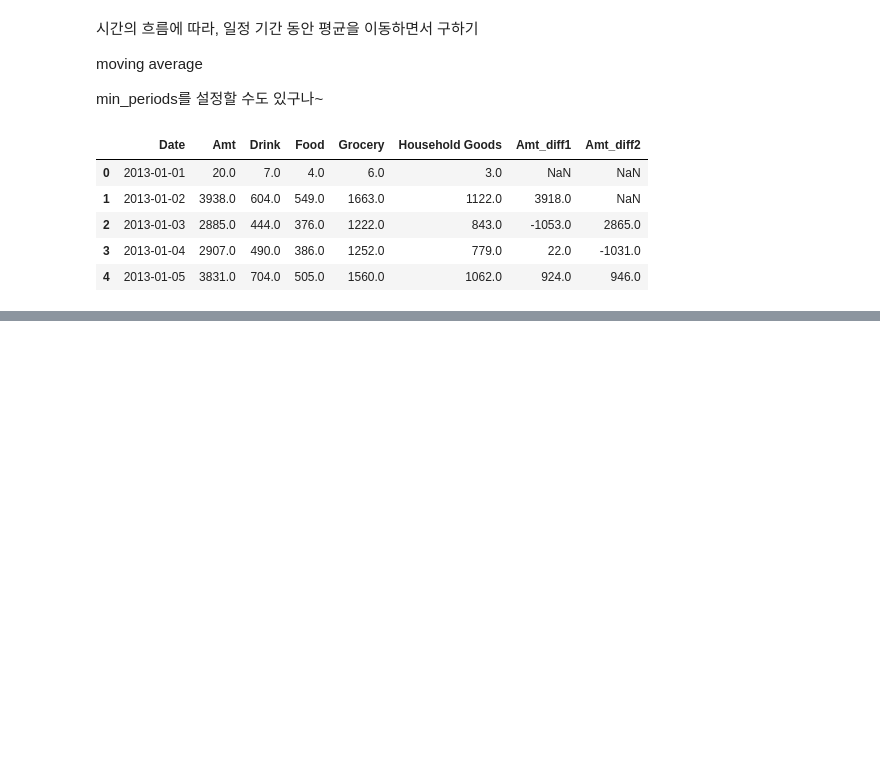
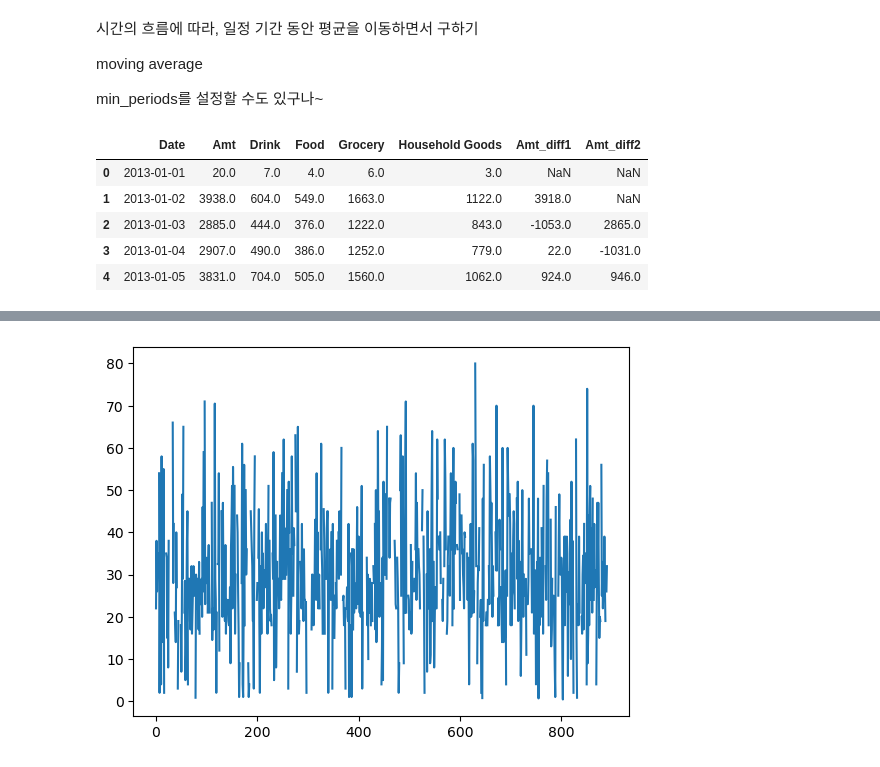
Before and after one commit to yewon-saurus/TIL, a Jupyter notebook: Python/01.numpy_and_pandas.ipynb, the cells around one changed output, grey strips where cells are left out. Saved outputs shown, nothing was run; the diff lists cells and outputs as text; code cells hidden in the pictures; blank space fills up the shorter version.

```diff
--- a/Python/01.numpy_and_pandas.ipynb
+++ b/Python/01.numpy_and_pandas.ipynb
@@ -484,0 +493,3 @@ data.head()
+# %%
+path = 'https://raw.githubusercontent.com/DA4BAM/dataset/master/titanic_simple.csv'
+titanic = pd.read_csv(path)
@@ -484,0 +508,6 @@ data.head()
+# %%
+plt.plot(titanic['Age'])
+
+plt.show()
+# %% [output]
+[figure, added]
```
Also changed, not shown: parts of 44 cells of this notebook.
